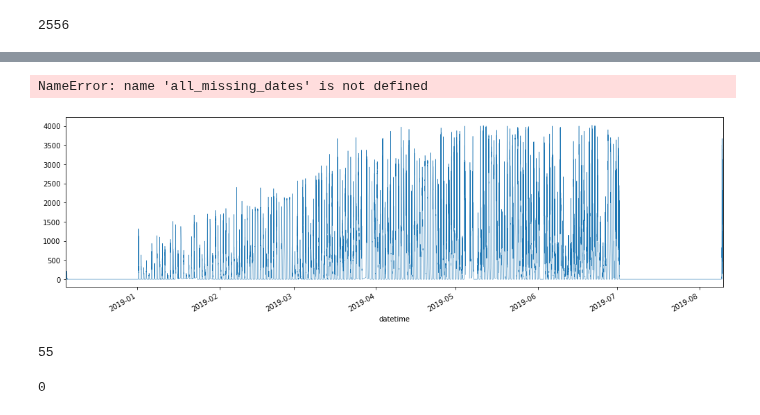
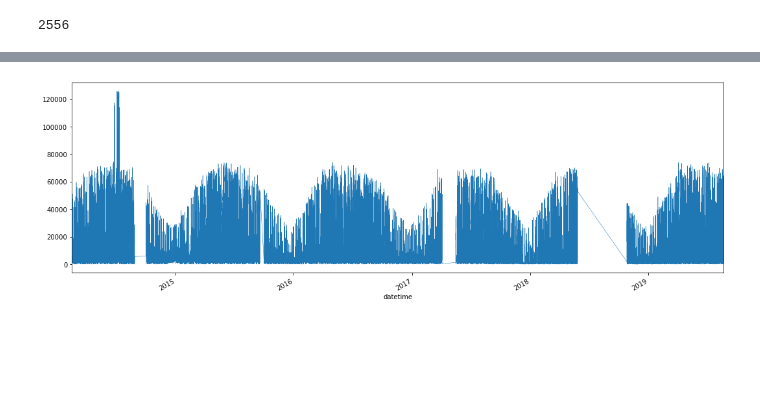
Before and after one commit to openclimatefix/pvoutput, a Jupyter notebook: examples/download_pv_timeseries.ipynb, the cells around one changed output, grey strips where cells are left out. Cells and saved outputs as stored; diff of their text form; code cells hidden in the pictures; blank space fills up the shorter version.

```diff
--- a/examples/download_pv_timeseries.ipynb
+++ b/examples/download_pv_timeseries.ipynb
@@ -222,20 +117,11 @@ def get_data_from_hdf(system_id, filename=OUTPUT_TIMESERIES_FILENAME):
+# %%
+store = pd.HDFStore(OUTPUT_TIMESERIES_FILENAME, mode='a', complevel=9)
 # %%
-system_id = 2998
+system_id = 26965
-# %%
-all_missing_dates['datetime_of_API_request'].dropna().head()
-# %% [output]
-NameError: name 'all_missing_dates' is not defined
+# %%
+ts = store['/timeseries/{}'.format(system_id)]
 # %%
-timeseries = get_data_from_hdf(system_id_to_hdf_key(system_id))
-timeseries['instantaneous_power_gen_W'].plot(figsize=(17, 5), linewidth=0.5);
+ts['instantaneous_power_gen_W'].plot(figsize=(18, 6), linewidth=0.5);
 # %% [output]
-[figure, old version]
+[figure, new version]
-# %%
-timeseries['instantaneous_power_gen_W'].isnull().sum()
-# %% [output]
-55
-# %%
-timeseries.index.duplicated().sum()
-# %% [output]
-0
 # %%
```
Also changed, not shown: parts of 19 cells of this notebook, 7 other files.
